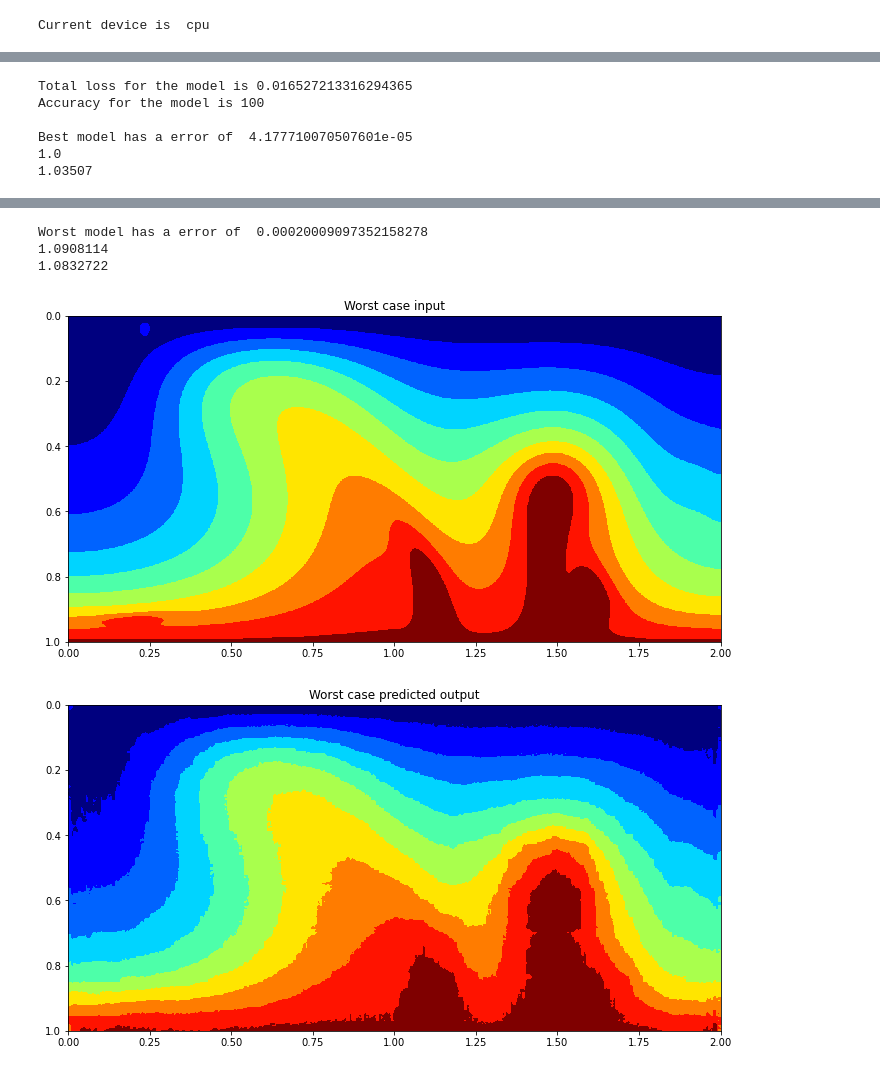
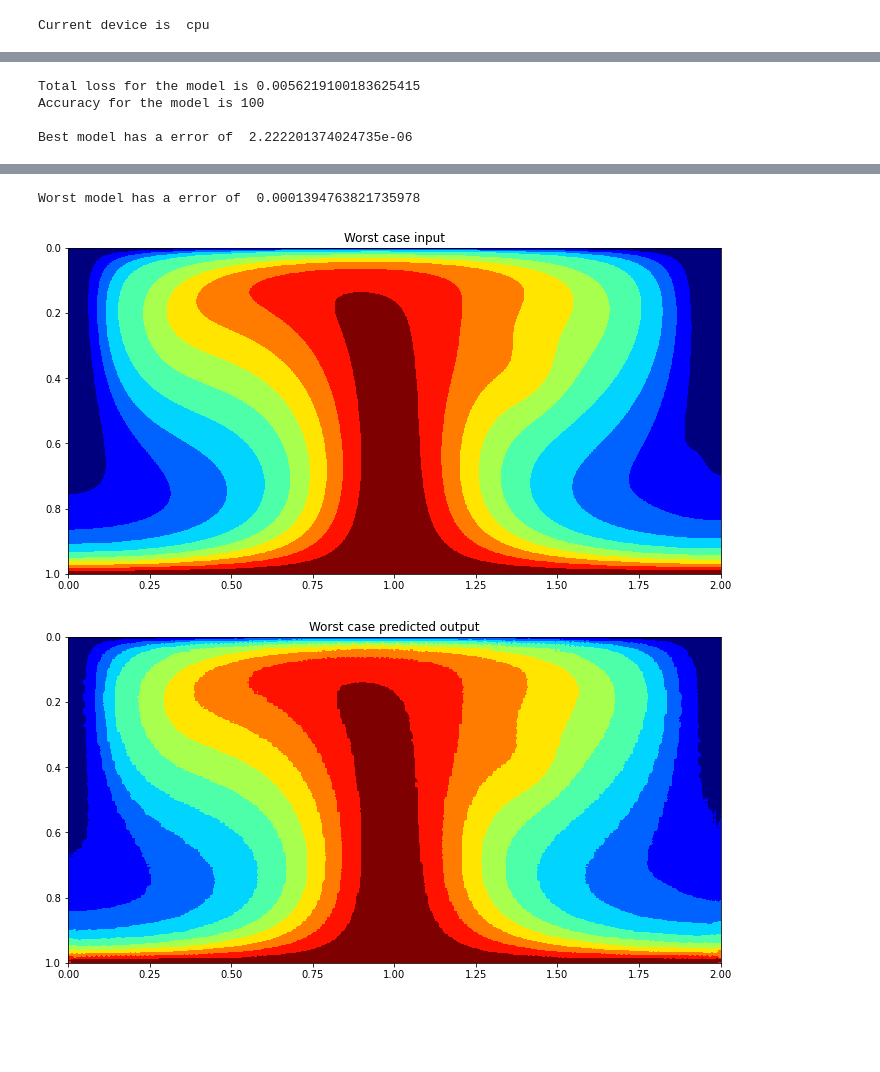
Before and after one commit to GiteonCaulfied/COMP4560_stokes_ml_project, a Jupyter notebook: 2D_ConvAE.ipynb, the cells around one changed output, grey strips where cells are left out. Drawn from its saved outputs; the diff is of its cells as text; code cells hidden in the pictures; blank space fills up the shorter version.

```diff
--- a/2D_ConvAE.ipynb
+++ b/2D_ConvAE.ipynb
@@ -57,9 +77,9 @@ plt.show()
 # %%
 #Parameters
 n_epoch = 200
-batch_size = 1
+batch_size = 16
 lr = 5e-5
-accurate_loss_baseline = 0.0005
+accurate_loss_baseline = 0.005
 # %%
 if torch.cuda.is_available():
     device = "cuda"
@@ -101,7 +119,7 @@ class KMNIST(Dataset):
         return data_item
 # %%
 temperature_dataset = KMNIST(
-    np.asarray(temperature_t0+temperature_t1)
+    temperature_fields
 )
 
 
@@ -162,8 +180,8 @@ class Encoder(nn.Module):
             nn.Conv2d(3, 6, stride=(3, 3), kernel_size=(5, 5), padding=2),
             nn.Tanh(),
             #nn.BatchNorm2d(6),
-            nn.Conv2d(6, 9, stride=(3, 3), kernel_size=(5, 5), padding=2),
-            nn.Tanh(),
+            #nn.Conv2d(6, 9, stride=(3, 3), kernel_size=(5, 5), padding=2),
+            #nn.Tanh(),
             #nn.BatchNorm2d(9),
         )
 
@@ -176,16 +194,16 @@ class Decoder(nn.Module):
         super(Decoder, self).__init__()
 
         self.decoder = nn.Sequential( # 201x401 =>
-            nn.ConvTranspose2d(9, 6, stride=(3, 3), kernel_size=(5, 5), padding=(2,1)),
-            nn.Tanh(),
+            #nn.ConvTranspose2d(9, 6, stride=(3, 3), kernel_size=(5, 5), padding=(2,1)),
+            #nn.Tanh(),
             #nn.BatchNorm2d(6),
-            nn.ConvTranspose2d(6, 3, stride=(3, 3), kernel_size=(5, 5), padding=(0,2)),
+            nn.ConvTranspose2d(6, 3, stride=(3, 3), kernel_size=(5, 5), padding=(2,2)),
             nn.Tanh(),
             #nn.BatchNorm2d(3),
-            nn.ConvTranspose2d(3, 1, stride=(3, 3), kernel_size=(5, 5), padding=(2,0)),
+            nn.ConvTranspose2d(3, 1, stride=(3, 3), kernel_size=(5, 5), padding=(1,0)),
             #nn.Tanh(),
             #nn.BatchNorm2d(1),
-            Trim(),
+            #Trim(),
         )
 
 
@@ -301,6 +319,16 @@ def train(encoder, decoder, train_loader, val_loader, device, optimizer, n_epoch
         if valid_loss <= minimum_validation_loss:
             minimum_validation_loss = valid_loss
 
+            # Store the best models
+
+            PATH1 = 'Conv2D_encoder_best.pth'
+            PATH2 = 'Conv2D_decoder_best.pth'
+
+            torch.save(encoder.state_dict(), PATH1)
+            torch.save(decoder.state_dict(), PATH2)
+            print("Encoder is now saved to Path:",PATH1)
+            print("Decoder is now saved to Path:",PATH2)
+
             best_model_index = epoch
 
         print()
@@ -459,11 +505,10 @@ def test(encoder, decoder, test_loader, device):
     ax.invert_yaxis()
     plt.show()
 # %%
-test(encoder, decoder, train_loader, device)
+# Test for training set, with 10 color regions
+test(encoder, decoder, train_loader, device, 1)
 # %% [output]
-Total loss for the model is 0.016527213316294365
+Total loss for the model is 0.0056219100183625415
 Accuracy for the model is 100
 
-Best model has a error of  4.177710070507601e-05
-1.0
-1.03507
+Best model has a error of  2.222201374024735e-06
@@ -472,5 +517,3 @@ Best model has a error of  4.177710070507601e-05
-Worst model has a error of  0.00020009097352158278
-1.0908114
-1.0832722
+Worst model has a error of  0.0001394763821735978
-[figure, old version]
+[figure, new version]
-[figure, old version]
+[figure, new version]
```
Also changed, not shown: parts of 12 cells of this notebook, 2 other files.
